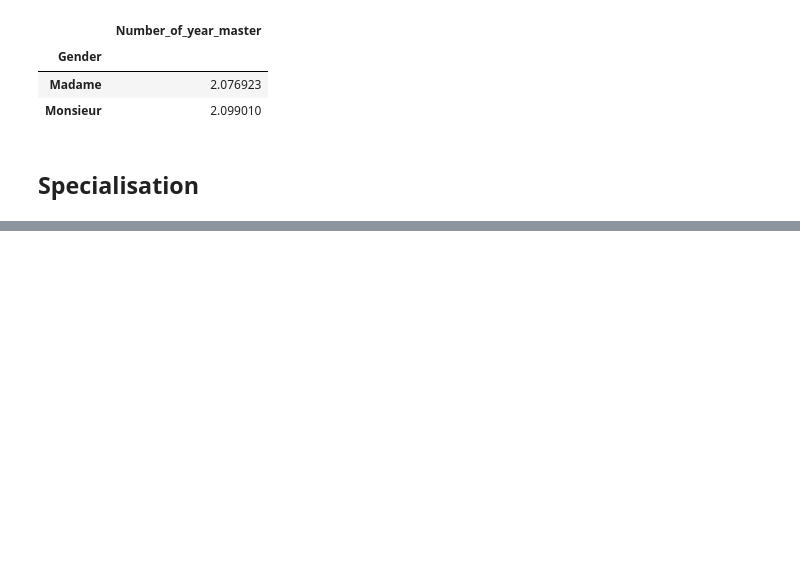
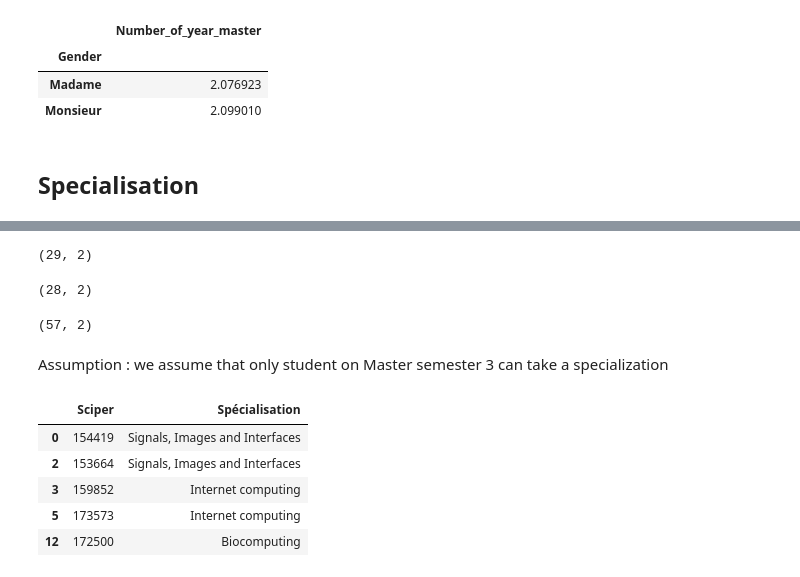
Before and after one commit to nathanquinteiro/ADA-Homework, a Jupyter notebook: 02 - Data from the Web/startMaster.j.ipynb, the cells around one changed output, grey strips where cells are left out. Cells and saved outputs as stored; diff of their text form; code cells hidden in the pictures; blank space fills up the shorter version.

```diff
--- a/02 - Data from the Web/startMaster.j.ipynb
+++ b/02 - Data from the Web/startMaster.j.ipynb
@@ -582,0 +640,7 @@ tmp
+# %%
+spec_2007 = joinTables(spec_dirty_2007)
+spec_2007 = spec_2007.replace('',np.nan)
+spec_2007 = spec_2007.dropna(thresh=2)
+spec_2007.shape
+# %% [output]
+(29, 2)
@@ -582,0 +649,37 @@ tmp
+# %%
+spec_2008 = joinTables(spec_dirty_2008)
+spec_2008 = spec_2008.replace('',np.nan)
+spec_2008 = spec_2008.dropna(thresh=2)
+spec_2008.shape
+# %% [output]
+(28, 2)
+# %%
+b = pd.concat((spec_2007,spec_2008))
+print(b.shape)
+c = b.drop_duplicates(subset='Sciper')
+# %% [output]
+(57, 2)
+# %% [markdown]
+
+Assumption : we assume that only student on Master semester 3 can take a specialization
+# %%
+spec_dirty_2007= getResultSpec('Master semestre 3','2007-2008')
+spec_2007 = joinTables(spec_dirty_2007)
+spec_2007 = spec_2007.replace('',np.nan)
+spec_2007 = spec_2007.dropna(thresh=2)
+tmp = spec_2007
+
+for year_id in year_ids:
+    spec_dirty = getResultSpec('Master semestre 3',year_id)
+    spec = joinTables(spec_dirty)
+    spec = spec.replace('',np.nan)
+    spec = spec.dropna(thresh=2)
+    tmp=pd.concat((tmp,spec))
+    tmp=tmp.drop_duplicates(subset='Sciper')
+# %% [output]
+|  | Sciper | Spécialisation |
+| 0 | 154419 | Signals, Images and Interfaces |
+| 2 | 153664 | Signals, Images and Interfaces |
+| 3 | 159852 | Internet computing |
+| 5 | 173573 | Internet computing |
+| 12 | 172500 | Biocomputing |
```
Also changed, not shown: parts of 16 cells of this notebook.
